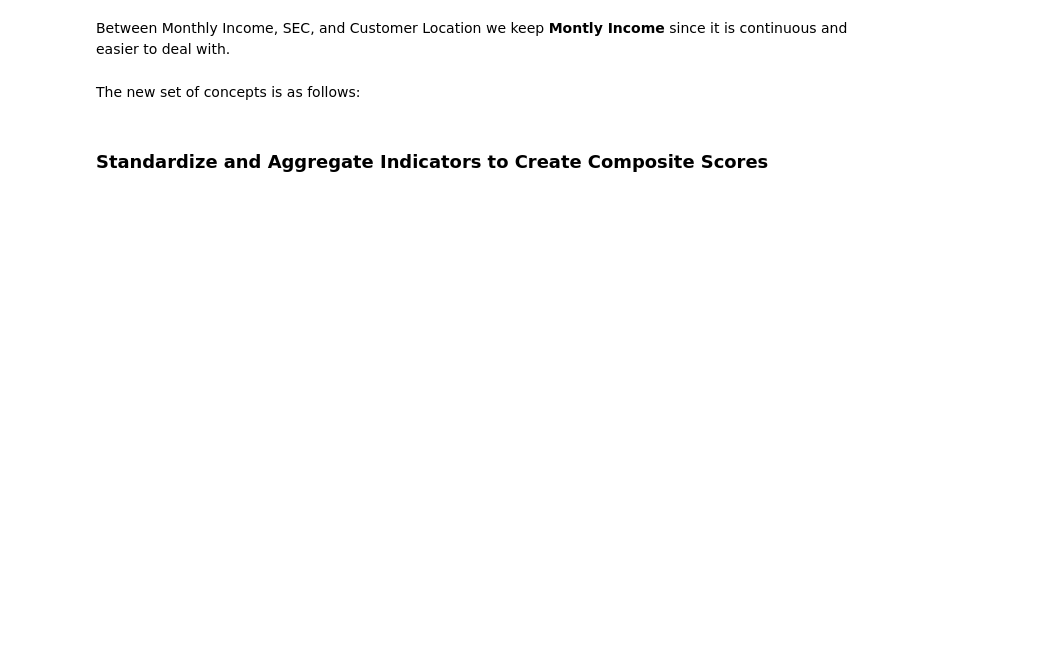
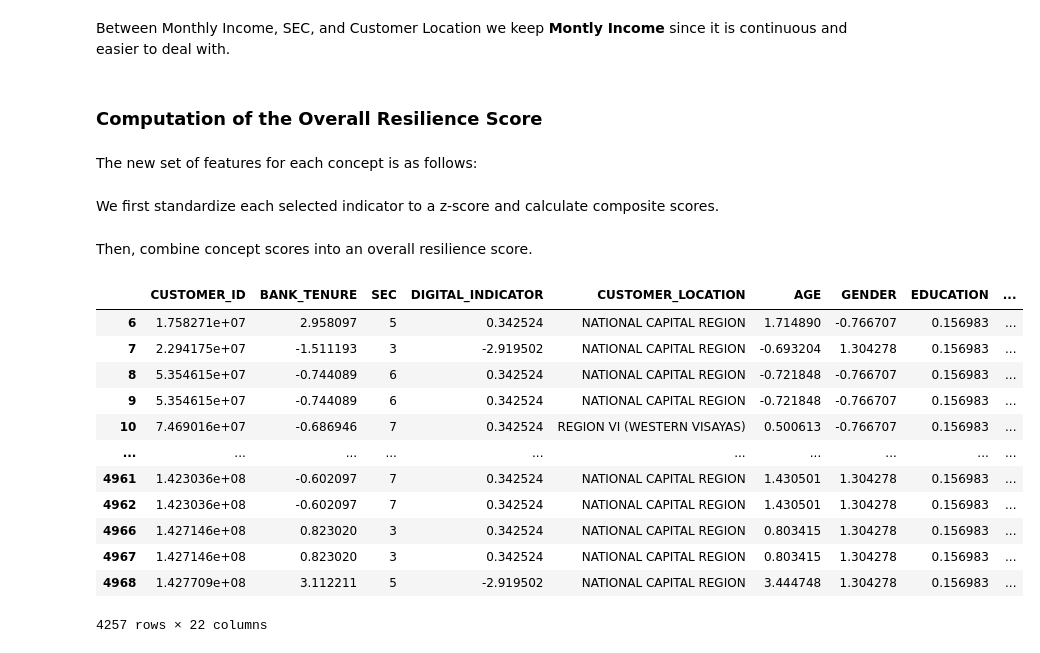
Before and after one commit to andreasenson/Slime, a Jupyter notebook: Data Cleaning & Resilience Score Computation (Dory).ipynb, the cells around one changed output. Drawn from its saved outputs; the diff is of its cells as text; code cells hidden in the pictures; blank space fills up the shorter version.

```diff
--- a/Data Cleaning & Resilience Score Computation (Dory).ipynb
+++ b/Data Cleaning & Resilience Score Computation (Dory).ipynb
@@ -710,23 +717,49 @@ MONTHLY_INCOME             0.147332
 # %% [markdown]
 Between Monthly Income, SEC, and Customer Location we keep **Montly Income** since it is continuous and easier to deal with.
+# %% [markdown]
+### **Computation of the Overall Resilience Score**
 # %% [markdown]
-The new set of concepts is as follows:
+The new set of features for each concept is as follows:
 # %%
-# concepts = {
-#     "Financial Health": [
-#         'TRANSACTION_AMOUNT_DEBIT', 'MONTHLY_INCOME'
-#     ],
-#     "Credit Reliability": [
-#         'AUTO_LOAN_INDICATOR', 'HOUSING_LOAN_INDICATOR',
-#         'SAVINGS_ACCOUNT_INDICATOR', 'DIGITAL_INDICATOR'
-#     ],
-#     "Customer Engagement": [
-#         'BANK_TENURE', 'CUSTOMER_SEGMENT', 'TRANSACTION_AMOUNT_IBFT',
-#         'TRANSACTION_AMOUNT_CC'
-#     ],
-#     "Socioeconomic Stability": [
-#         'AGE', 'GENDER', 'EDUCATION'
-#     ]
-# }
+concepts = {
+    "Financial Health": [
+        'TRANSACTION_AMOUNT_DEBIT', 'MONTHLY_INCOME'
+    ],
+    "Credit Reliability": [
+        'AUTO_LOAN_INDICATOR', 'HOUSING_LOAN_INDICATOR',
+        'SAVINGS_ACCOUNT_INDICATOR', 'DIGITAL_INDICATOR'
+    ],
+    "Customer Engagement": [
+        'BANK_TENURE', 'CUSTOMER_SEGMENT', 'TRANSACTION_AMOUNT_IBFT',
+        'TRANSACTION_AMOUNT_CC'
+    ],
+    "Socioeconomic Stability": [
+        'AGE', 'GENDER', 'EDUCATION'
+    ]
+}
-# %% [markdown]
-### **Standardize and Aggregate Indicators to Create Composite Scores**
+# %% [markdown]
+We first standardize each selected indicator to a z-score and calculate composite scores.
+# %%
+for concept, features in concepts.items():
+    df[features] = df[features].apply(zscore)
+    df[f'{concept}_Score'] = df[features].mean(axis=1)
+# %% [markdown]
+Then, combine concept scores into an overall resilience score.
+# %%
+df['Resilience_Score'] = df[[f'{concept}_Score' for concept in concepts]].mean(axis=1)
+
+df
+# %% [output]
+|  | CUSTOMER_ID | BANK_TENURE | SEC | DIGITAL_INDICATOR | CUSTOMER_LOCATION | AGE | GENDER | EDUCATION | ... |
+| 6 | 1.758271e+07 | 2.958097 | 5 | 0.342524 | NATIONAL CAPITAL REGION | 1.714890 | -0.766707 | 0.156983 | ... |
+| 7 | 2.294175e+07 | -1.511193 | 3 | -2.919502 | NATIONAL CAPITAL REGION | -0.693204 | 1.304278 | 0.156983 | ... |
+| 8 | 5.354615e+07 | -0.744089 | 6 | 0.342524 | NATIONAL CAPITAL REGION | -0.721848 | -0.766707 | 0.156983 | ... |
+| 9 | 5.354615e+07 | -0.744089 | 6 | 0.342524 | NATIONAL CAPITAL REGION | -0.721848 | -0.766707 | 0.156983 | ... |
+| 10 | 7.469016e+07 | -0.686946 | 7 | 0.342524 | REGION VI (WESTERN VISAYAS) | 0.500613 | -0.766707 | 0.156983 | ... |
+| ... | ... | ... | ... | ... | ... | ... | ... | ... | ... |
+| 4961 | 1.423036e+08 | -0.602097 | 7 | 0.342524 | NATIONAL CAPITAL REGION | 1.430501 | 1.304278 | 0.156983 | ... |
+| 4962 | 1.423036e+08 | -0.602097 | 7 | 0.342524 | NATIONAL CAPITAL REGION | 1.430501 | 1.304278 | 0.156983 | ... |
+| 4966 | 1.427146e+08 | 0.823020 | 3 | 0.342524 | NATIONAL CAPITAL REGION | 0.803415 | 1.304278 | 0.156983 | ... |
+| 4967 | 1.427146e+08 | 0.823020 | 3 | 0.342524 | NATIONAL CAPITAL REGION | 0.803415 | 1.304278 | 0.156983 | ... |
+| 4968 | 1.427709e+08 | 3.112211 | 5 | -2.919502 | NATIONAL CAPITAL REGION | 3.444748 | 1.304278 | 0.156983 | ... |
+4257 rows × 22 columns
```
Also changed, not shown: parts of 2 cells of this notebook, 7 other files.
